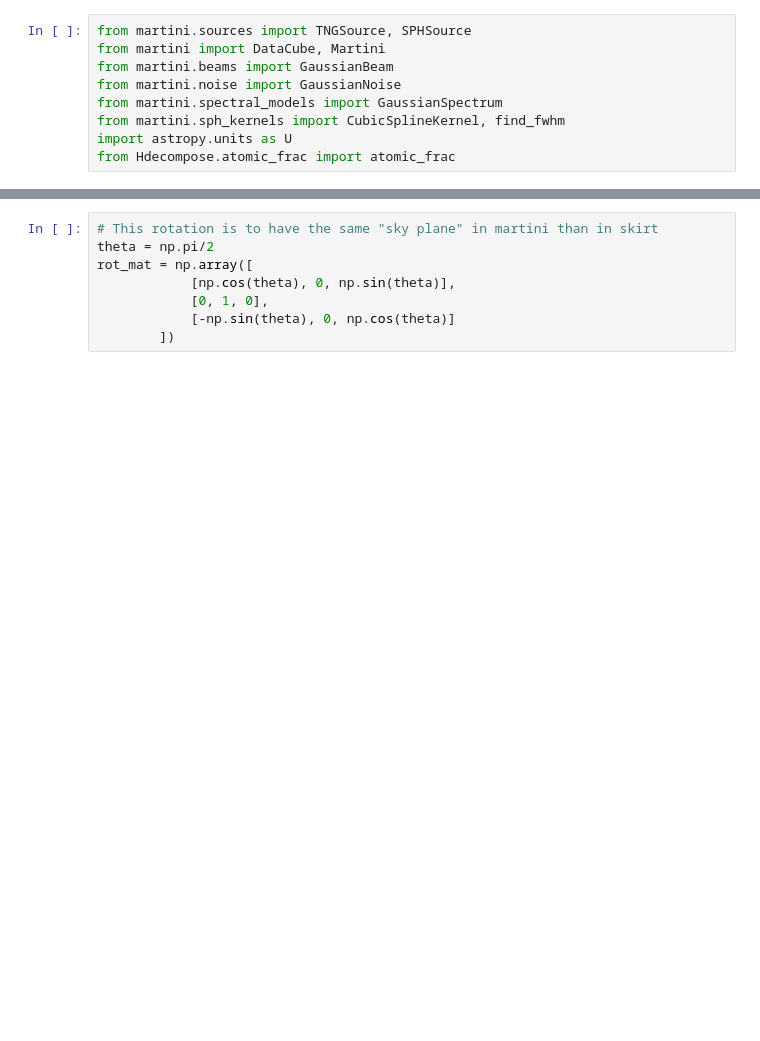
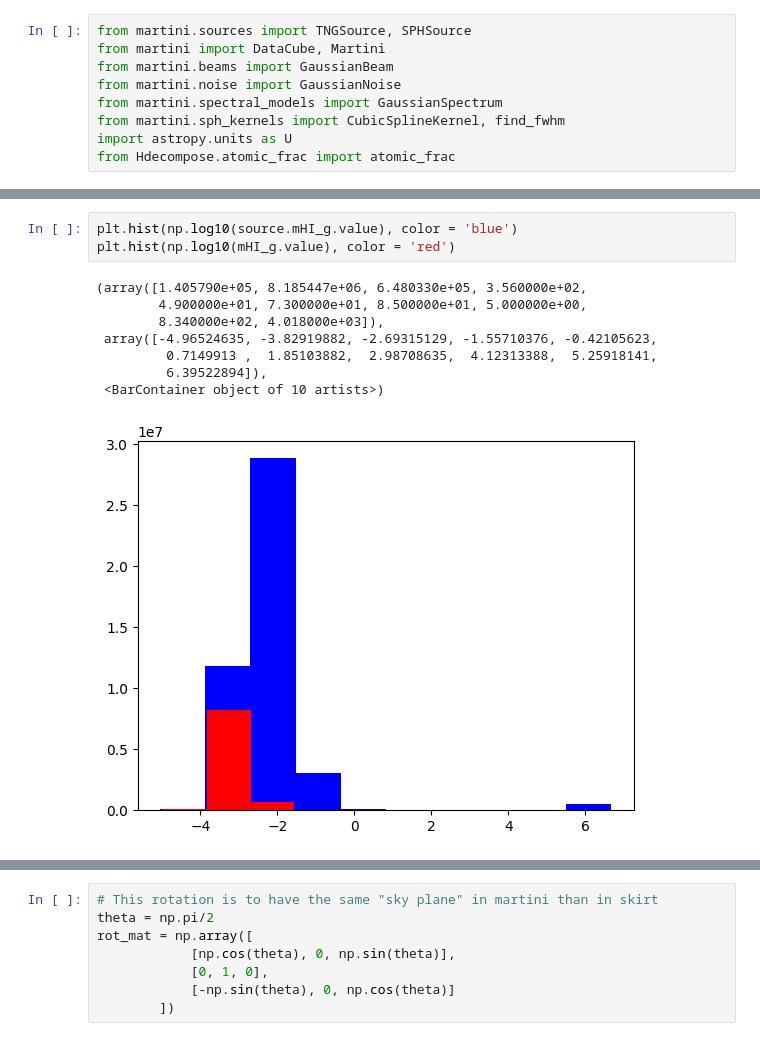
Before and after one commit to Martindelosrios/MaDaMe, a Jupyter notebook: codes/SKIRT.ipynb, the cells around one changed output, grey strips where cells are left out. Drawn from its saved outputs; the diff is of its cells as text; blank space fills up the shorter version.

```diff
--- a/codes/SKIRT.ipynb
+++ b/codes/SKIRT.ipynb
@@ -454,0 +528,12 @@ hsm_g = 2.5 * r_cell * find_fwhm(CubicSplineKernel().kernel)
+# %%
+plt.hist(np.log10(source.mHI_g.value), color = 'blue')
+plt.hist(np.log10(mHI_g.value), color = 'red')
+# %% [output]
+(array([1.405790e+05, 8.185447e+06, 6.480330e+05, 3.560000e+02,
+        4.900000e+01, 7.300000e+01, 8.500000e+01, 5.000000e+00,
+        8.340000e+02, 4.018000e+03]),
+ array([-4.96524635, -3.82919882, -2.69315129, -1.55710376, -0.42105623,
+         0.7149913 ,  1.85103882,  2.98708635,  4.12313388,  5.25918141,
+         6.39522894]),
+ <BarContainer object of 10 artists>)
+[figure, added]
```
Also changed, not shown: parts of 47 cells of this notebook, 1 other file.
